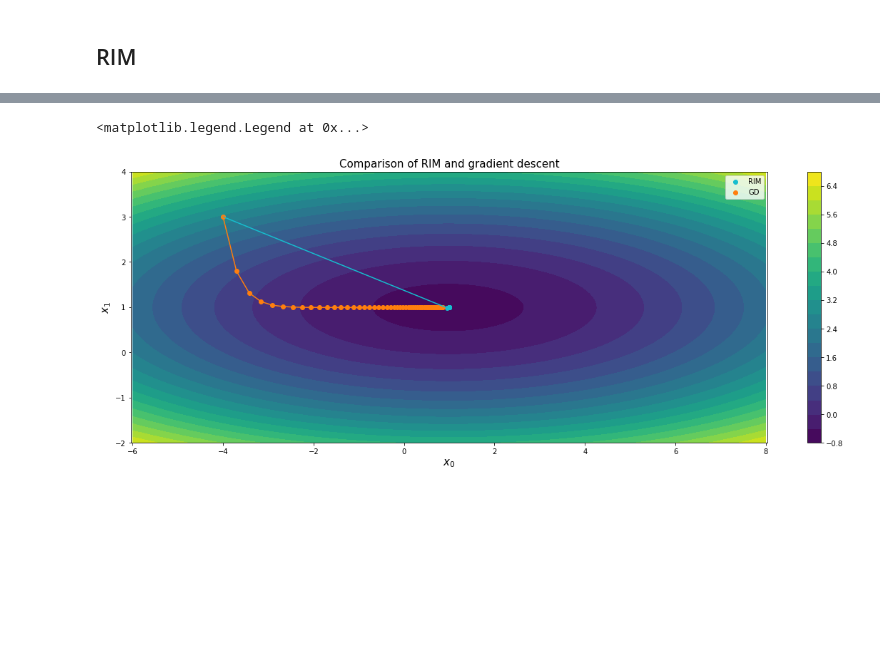
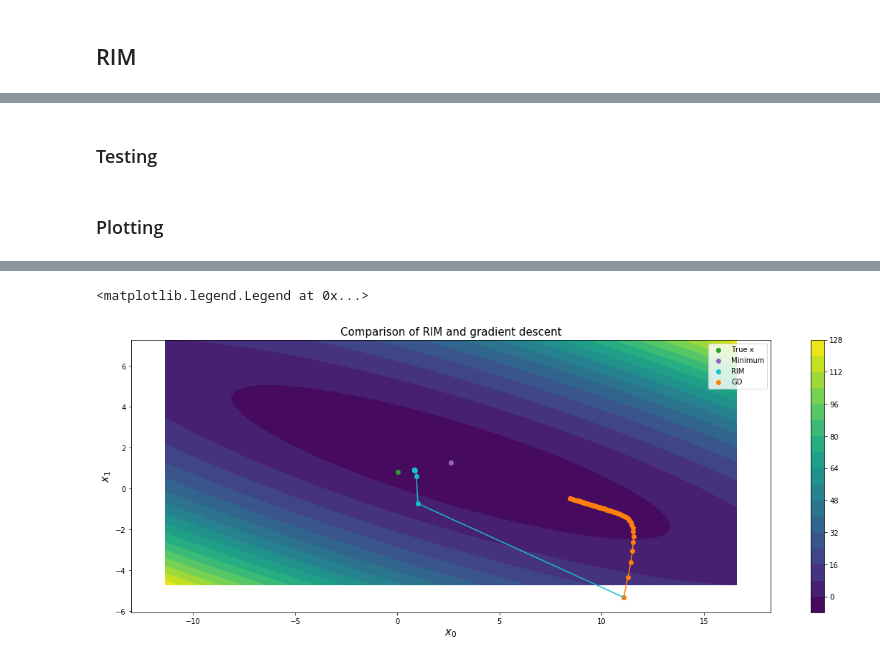
Before and after one commit to artix41/RIM-pytorch, a Jupyter notebook: rim-toy.ipynb, the cells around one changed output, grey strips where cells are left out. Drawn from its saved outputs; the diff is of its cells as text; code cells hidden in the pictures; blank space fills up the shorter version.

Commit message:
Implement version with multiple samples for train/test

```diff
--- a/rim-toy.ipynb
+++ b/rim-toy.ipynb
@@ -67,7 +95,5 @@ plt.scatter(x_min[0], x_min[1])
 # %% [markdown]
 ## Gradient descent
-# %%
-x0 = np.array([-4,3], dtype='float64')
-T = 60
-lr = 0.6
+# %%
+lr = 0.1
 # %%
@@ -152,2 +189,2 @@ class RIM(nn.Module):
 # %%
-rim = RIM(4,2,10)
+rim = RIM(4,2,time_max_rim)
@@ -154,29 +213,36 @@ rim = RIM(4,2,10)
+# %% [markdown]
+### Testing
+# %%
+list_xt_rim, losses = [], []
+for (x0, y, x, A) in zip(X0_test, Y_test, X_test, A_test):
+    list_xt, loss = rim.forward_sequence(x0, y, x, A, "test")
+    list_xt_rim.append(list_xt)
+    losses.append(loss)
+list_xt_rim = np.array(list_xt_rim)
+losses = np.array(losses)
+# %% [markdown]
+### Plotting
 # %%
-# ================= Training =================
+i_example = 19
 
-x0 = np.array([-4,3], dtype='float64')
-
-list_xt_rim, loss = rim.forward_sequence(x0, data_y, data_x, "train")
-
-# ================= Plotting =================
-
-print("Loss: {0:5f}".format(float(loss)))
+print("Loss: {0:5f}".format(float(losses[i_example])))
 
 plt.rcParams['figure.figsize'] = (20,7)
 plt.axis('equal')
 
 # Plot the loss
-plt.contourf(X, Y, Z, 20)
+plt.contourf(X_grid[i_example], Y_grid[i_example], Z_grid[i_example], 20)
 plt.colorbar();
-plt.scatter(data_x[0], data_x[1])
+plt.scatter(X_test[i_example][0], X_test[i_example][1], c=colormap[2], zorder=10, label="True x")
+plt.scatter(X_min_test[i_example][0], X_min_test[i_example][1], c=colormap[4], zorder=10, label="Minimum")
 
 # Plot the RIM results
-plt.plot(list_xt_rim[:,0], list_xt_rim[:,1], color=colormap[9])
-plt.scatter(list_xt_rim[:,0], list_xt_rim[:,1], color=colormap[9], label="RIM")
+plt.plot(list_xt_rim[i_example,:,0], list_xt_rim[i_example,:,1], color=colormap[9])
+plt.scatter(list_xt_rim[i_example,:,0], list_xt_rim[i_example,:,1], color=colormap[9], label="RIM")
 
 # Plot the GD results
-plt.plot(list_xt_gd[:,0], list_xt_gd[:,1], color=colormap[1])
-plt.scatter(list_xt_gd[:,0], list_xt_gd[:,1], c=colormap[1], label="GD")
+plt.plot(list_xt_gd[i_example,:,0], list_xt_gd[i_example,:,1], color=colormap[1])
+plt.scatter(list_xt_gd[i_example,:,0], list_xt_gd[i_example,:,1], c=colormap[1], label="GD")
 
 plt.xlabel("$x_0$", size=15)
 plt.ylabel("$x_1$", size=15)
@@ -188,2 +254,2 @@ Loss: 0.001566
 <matplotlib.legend.Legend at 0x...>
-[figure, old version]
+[figure, new version]
```
Also changed, not shown: parts of 35 cells of this notebook.
